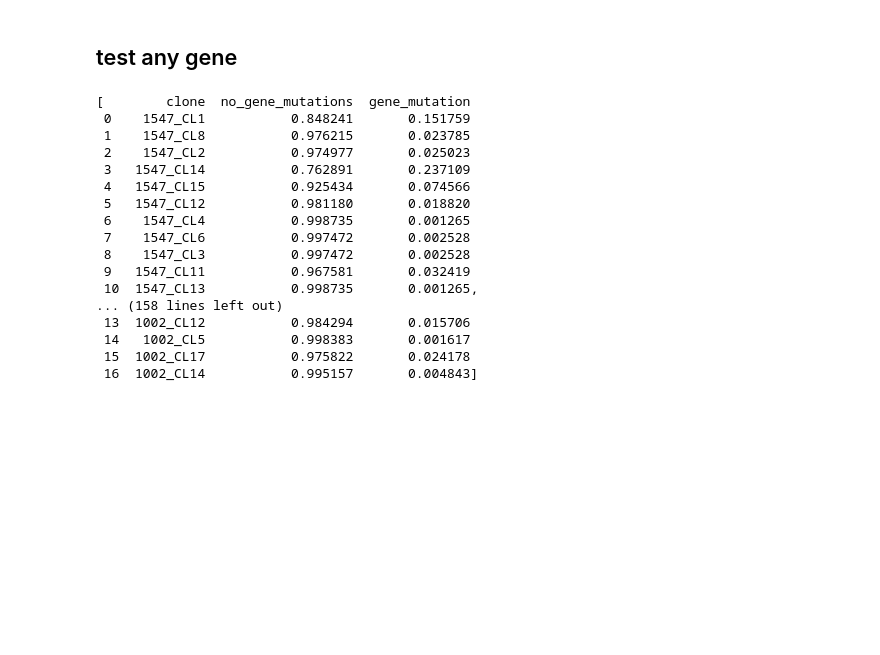
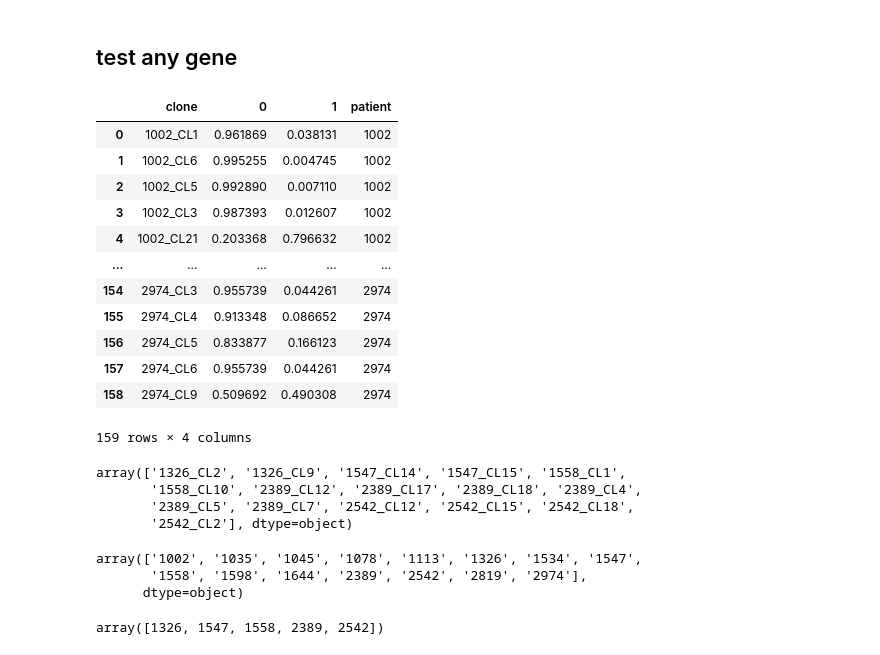
Before and after one commit to getzlab/Rapid_Autopsy_Convergent_Evolution, a Jupyter notebook: Figure2/MutSigConv_Test.ipynb, the cells around one changed output. Drawn from its saved outputs; the diff is of its cells as text; code cells hidden in the pictures; blank space fills up the shorter version.

```diff
--- a/Figure2/MutSigConv_Test.ipynb
+++ b/Figure2/MutSigConv_Test.ipynb
@@ -350,8 +292,6 @@ print( -np.sum(logs_KMT2C_1598))
 18.532696469275578
 # %% [markdown]
 ## try for all patients for KMT2C
-# %%
-all_patients = list(combined_maf['Patient_ID'].unique())
 # %%
 all_probs_KMT2C = []
 
@@ -441,3 +358,0 @@ all_probs_KMT2C
-# %%
-all_probs_order = [ 1547, 1598, 1078, 1045, 1113, 1644, 2819, 2974, 1035,1534, 1558, 1326, 2389, 2542, 1002  ]
-len(all_probs_order)
@@ -518,7 +418,7 @@ probs_pats_with_KMT2C_scores_dict
 ## test any gene
 # %%
 def calculate_distributions(gene):
-
+    all_patients = list(coding_maf['Patient_ID'].unique())
     gene_all_muts = coding_maf[coding_maf['Hugo_Symbol']==gene]
     all_probs = []
 
@@ -553,29 +453,47 @@ def calculate_distributions(gene):
             clone_idx +=1
 
 
-        P_prob_df = pd.DataFrame(P_pat, columns=['no_gene_mutations', 'gene_mutation'])
+        P_prob_df = pd.DataFrame(P_pat, columns=[0, 1])
         P_prob_df.insert(0, 'clone', RA_maf_clones)
         all_probs.append(P_prob_df)
-    return all_probs
+
+    all_probs_concat = pd.concat(all_probs)
+    pats_label=[]
+    clone_labels = list(all_probs_concat['clone'])
+    for clone in clone_labels:
+        pat = clone.split('_')[0]
+        pats_label.append(pat)
+
+    all_probs_df_labeled=all_probs_concat.copy()
+    all_probs_df_labeled['patient']=pats_label
+    all_probs_df_labeled=all_probs_df_labeled.sort_values(by=['patient'])
+    all_probs_df_labeled.reset_index(inplace=True)
+    all_probs_df_labeled.drop(columns=['index'],inplace=True)
+    return all_probs_df_labeled
 # %%
 esr1_Pm = calculate_distributions('ESR1')
-# %%
-esr1_Pm
-# %% [output]
-[        clone  no_gene_mutations  gene_mutation
- 0    1547_CL1           0.848241       0.151759
- 1    1547_CL8           0.976215       0.023785
- 2    1547_CL2           0.974977       0.025023
- 3   1547_CL14           0.762891       0.237109
- 4   1547_CL15           0.925434       0.074566
- 5   1547_CL12           0.981180       0.018820
- 6    1547_CL4           0.998735       0.001265
- 7    1547_CL6           0.997472       0.002528
- 8    1547_CL3           0.997472       0.002528
- 9   1547_CL11           0.967581       0.032419
- 10  1547_CL13           0.998735       0.001265,
-... (158 lines left out)
- 13  1002_CL12           0.984294       0.015706
- 14   1002_CL5           0.998383       0.001617
- 15  1002_CL17           0.975822       0.024178
- 16  1002_CL14           0.995157       0.004843]
+# %%
+kmt2c_Pm = calculate_distributions('KMT2C')
+# %%
+kmt2c_Pm
+# %% [output]
+|  | clone | 0 | 1 | patient |
+| 0 | 1002_CL1 | 0.961869 | 0.038131 | 1002 |
+| 1 | 1002_CL6 | 0.995255 | 0.004745 | 1002 |
+| 2 | 1002_CL5 | 0.992890 | 0.007110 | 1002 |
+| 3 | 1002_CL3 | 0.987393 | 0.012607 | 1002 |
+| 4 | 1002_CL21 | 0.203368 | 0.796632 | 1002 |
+| ... | ... | ... | ... | ... |
+| 154 | 2974_CL3 | 0.955739 | 0.044261 | 2974 |
+| 155 | 2974_CL4 | 0.913348 | 0.086652 | 2974 |
+| 156 | 2974_CL5 | 0.833877 | 0.166123 | 2974 |
+| 157 | 2974_CL6 | 0.955739 | 0.044261 | 2974 |
+| 158 | 2974_CL9 | 0.509692 | 0.490308 | 2974 |
+159 rows × 4 columns
+# %%
+np.unique(KMT2C_all_muts['Tumor_Sample_Barcode'])
+# %% [output]
+array(['1326_CL2', '1326_CL9', '1547_CL14', '1547_CL15', '1558_CL1',
+       '1558_CL10', '2389_CL12', '2389_CL17', '2389_CL18', '2389_CL4',
+       '2389_CL5', '2389_CL7', '2542_CL12', '2542_CL15', '2542_CL18',
+       '2542_CL2'], dtype=object)
@@ -581,0 +505,11 @@ esr1_Pm
+# %%
+sorted_pats
+# %% [output]
+array(['1002', '1035', '1045', '1078', '1113', '1326', '1534', '1547',
+       '1558', '1598', '1644', '2389', '2542', '2819', '2974'],
+      dtype=object)
+# %%
+mut_patients = np.unique(KMT2C_all_muts['Patient_ID'])
+mut_patients
+# %% [output]
+array([1326, 1547, 1558, 2389, 2542])
```
Also changed, not shown: parts of 61 cells of this notebook.
